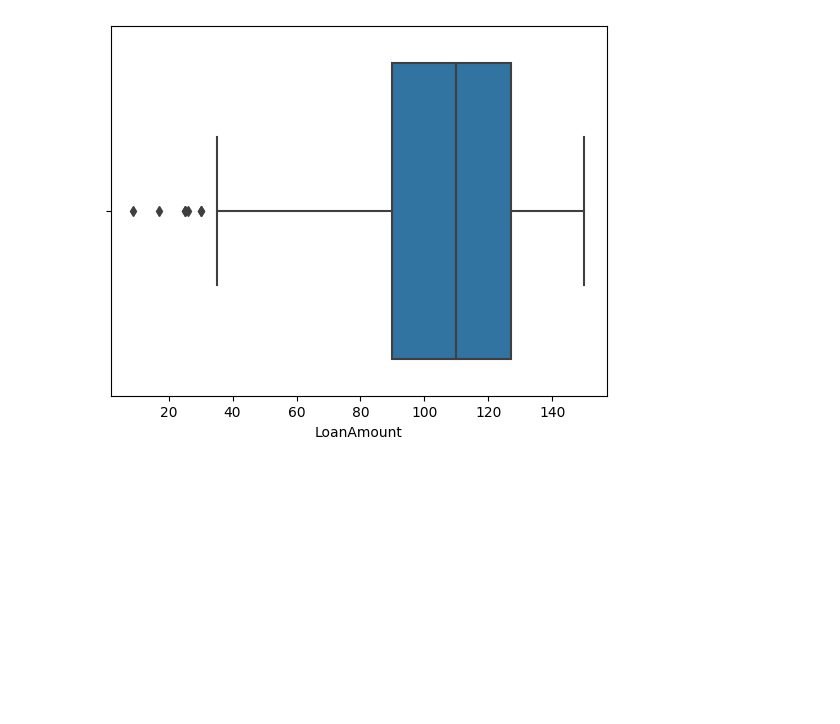
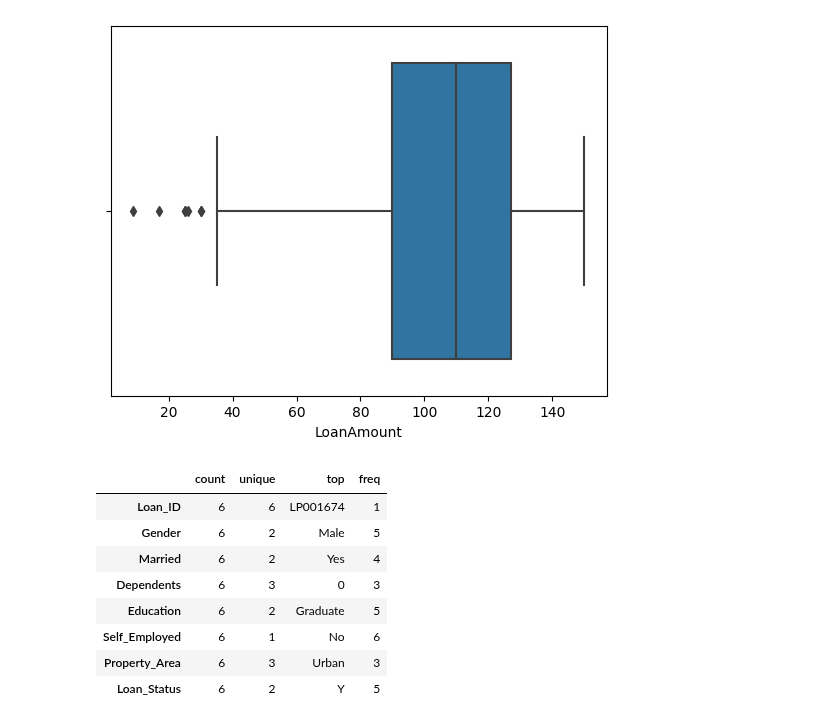
Before and after one commit to mngugi/Code_3_Camp, a Jupyter notebook: loans-status.ipynb, the cells around one changed output. Saved outputs shown, nothing was run; the diff lists cells and outputs as text; code cells hidden in the pictures; blank space fills up the shorter version.

```diff
--- a/loans-status.ipynb
+++ b/loans-status.ipynb
@@ -432,3 +421,17 @@ sns.boxplot(df, x= 'LoanAmount')
 plt.show()
 # %% [output]
 [figure]
+# %%
+# change categorical data
+
+loan_clean.describe(include = 'object').T
+# %% [output]
+|  | count | unique | top | freq |
+| Loan_ID | 6 | 6 | LP001674 | 1 |
+| Gender | 6 | 2 | Male | 5 |
+| Married | 6 | 2 | Yes | 4 |
+| Dependents | 6 | 3 | 0 | 3 |
+| Education | 6 | 2 | Graduate | 5 |
+| Self_Employed | 6 | 1 | No | 6 |
+| Property_Area | 6 | 3 | Urban | 3 |
+| Loan_Status | 6 | 2 | Y | 5 |
```
Also changed, not shown: parts of 9 cells of this notebook.
